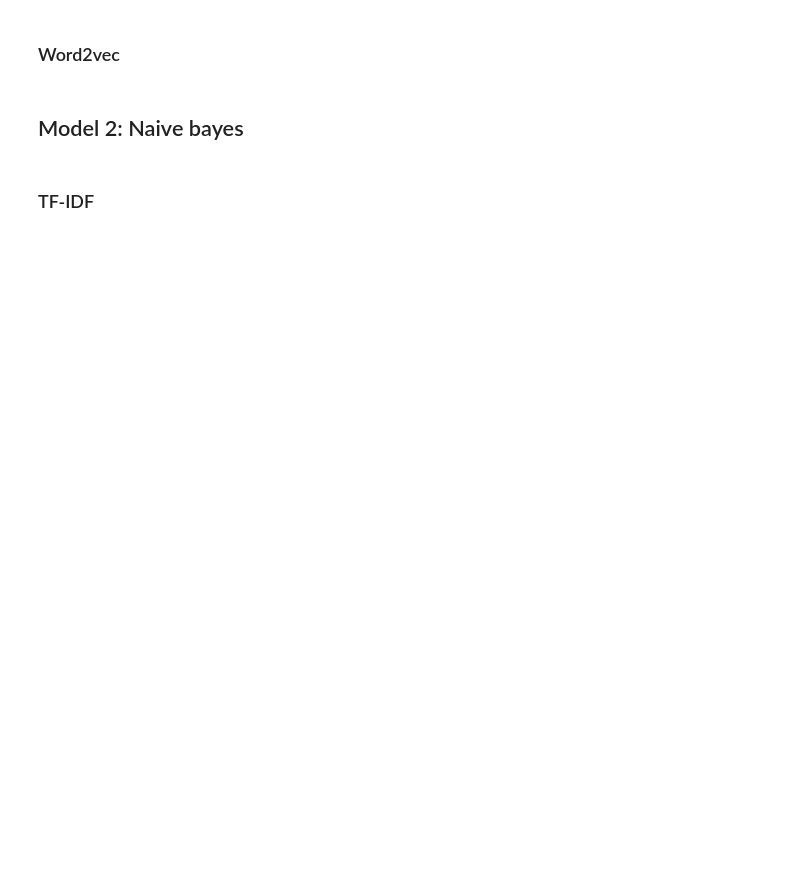
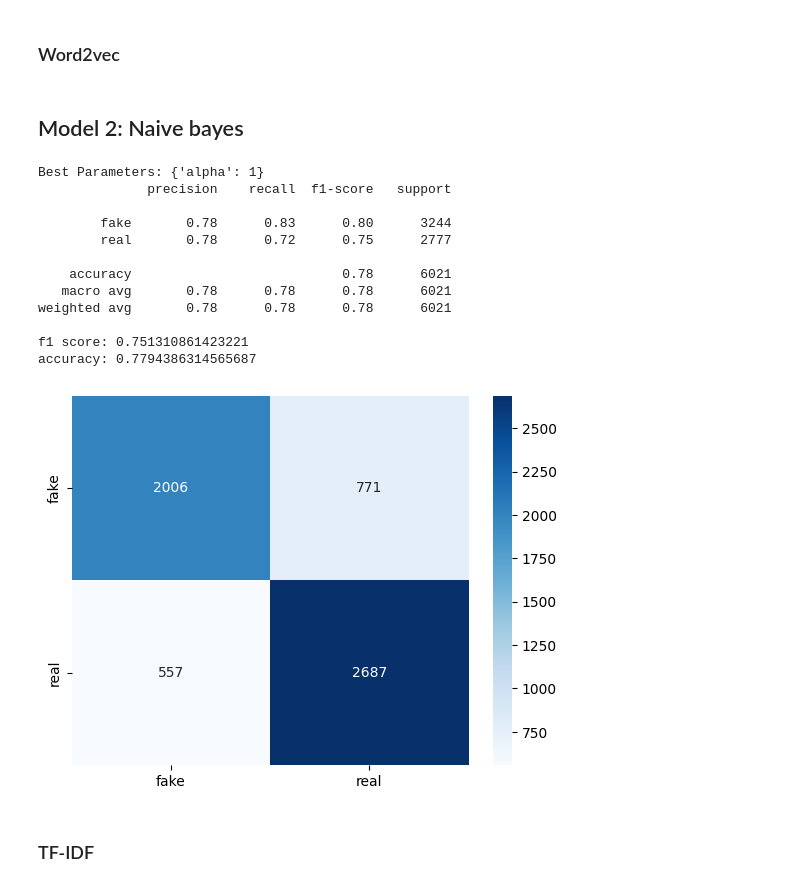
Before and after one commit to BogiSyderbo/FakeNewsProject, a Jupyter notebook: FakeNewsProject.ipynb, the cells around one changed output. Drawn from its saved outputs; the diff is of its cells as text; code cells hidden in the pictures; blank space fills up the shorter version.

```diff
--- a/FakeNewsProject.ipynb
+++ b/FakeNewsProject.ipynb
@@ -287,7 +311,8 @@ from sklearn.pipeline import Pipeline
 
 pipeline = Pipeline([
     ('vectorizer', TfidfVectorizer(ngram_range=(2, 2))),
-    ('scaler', StandardScaler(with_mean=False))
+    ('scaler', StandardScaler(with_mean=False)),
+    # ('svd', TruncatedSVD(n_components=100))
     ])
 
 X_train_TFIDF = pipeline.fit_transform(x_train, y_train)
@@ -333,26 +370,36 @@ evaluate_model(y_val, y_pred)
 # %%
 from sklearn.naive_bayes import MultinomialNB
 from sklearn.model_selection import GridSearchCV
-from sklearn.preprocessing import StandardScaler
-from sklearn.feature_extraction.text import TfidfVectorizer
-from sklearn.pipeline import Pipeline
 
 def naive_bayes_advanced(x_train, y_train, x_val):
     nb = MultinomialNB()
     parameters = dict(alpha = [0.01, 0.1, 1, 10, 100])
 
     # Cross-validation
-    grid_search = GridSearchCV(nb, parameters, cv=3, n_jobs=-1, scoring='f1')
+    grid_search = GridSearchCV(nb, parameters, cv=2, n_jobs=19, scoring='f1')
     grid_search.fit(x_train, y_train)
 
 
     best_params = grid_search.best_params_
     print("Best Parameters:", best_params)
 
     return grid_search.predict(x_val)
 
 y_pred = naive_bayes_advanced(X_train_TFIDF, y_train, X_val_TFIDF)
-evaluate_model(y_val, y_pred)
+# %% [output]
+Best Parameters: {'alpha': 1}
+              precision    recall  f1-score   support
+
+        fake       0.78      0.83      0.80      3244
+        real       0.78      0.72      0.75      2777
+
+    accuracy                           0.78      6021
+   macro avg       0.78      0.78      0.78      6021
+weighted avg       0.78      0.78      0.78      6021
+
+f1 score: 0.751310861423221
+accuracy: 0.7794386314565687
+[figure, added]
 # %% [markdown]
 ### TF-IDF
 # %%
```
Also changed, not shown: parts of 20 cells of this notebook, 1 other file.
